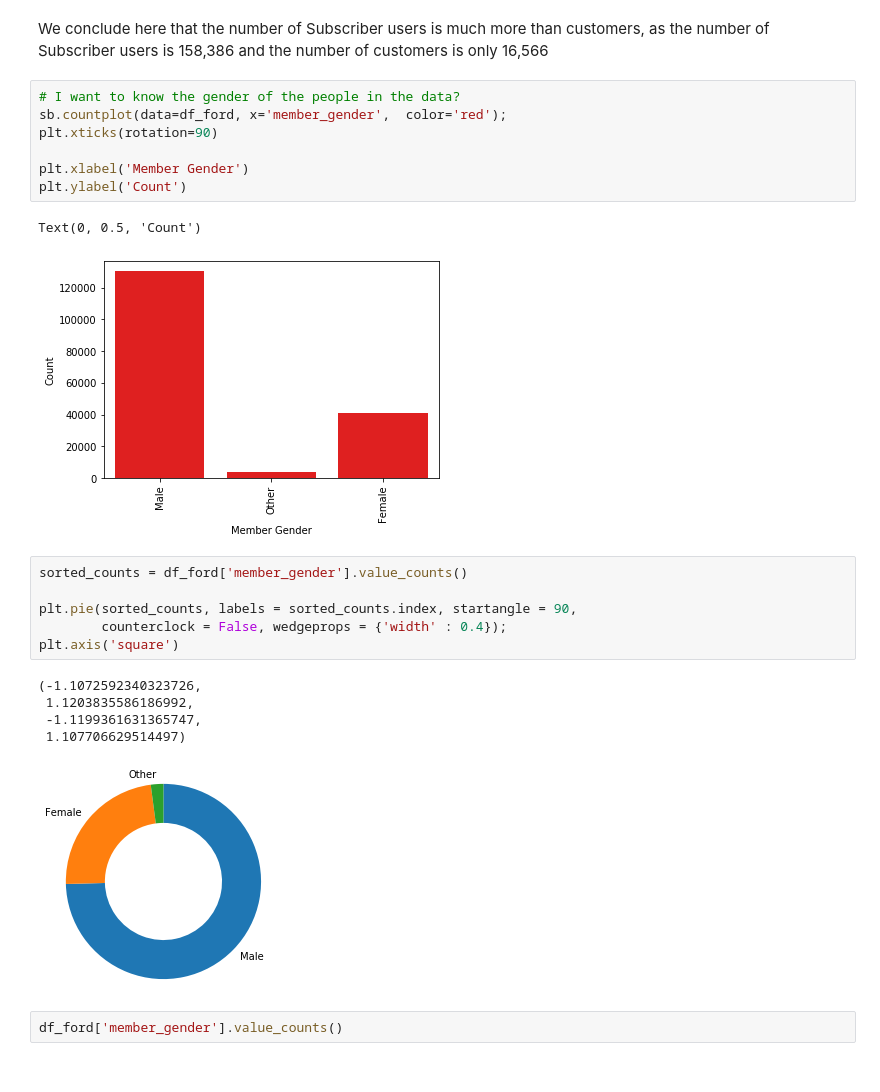
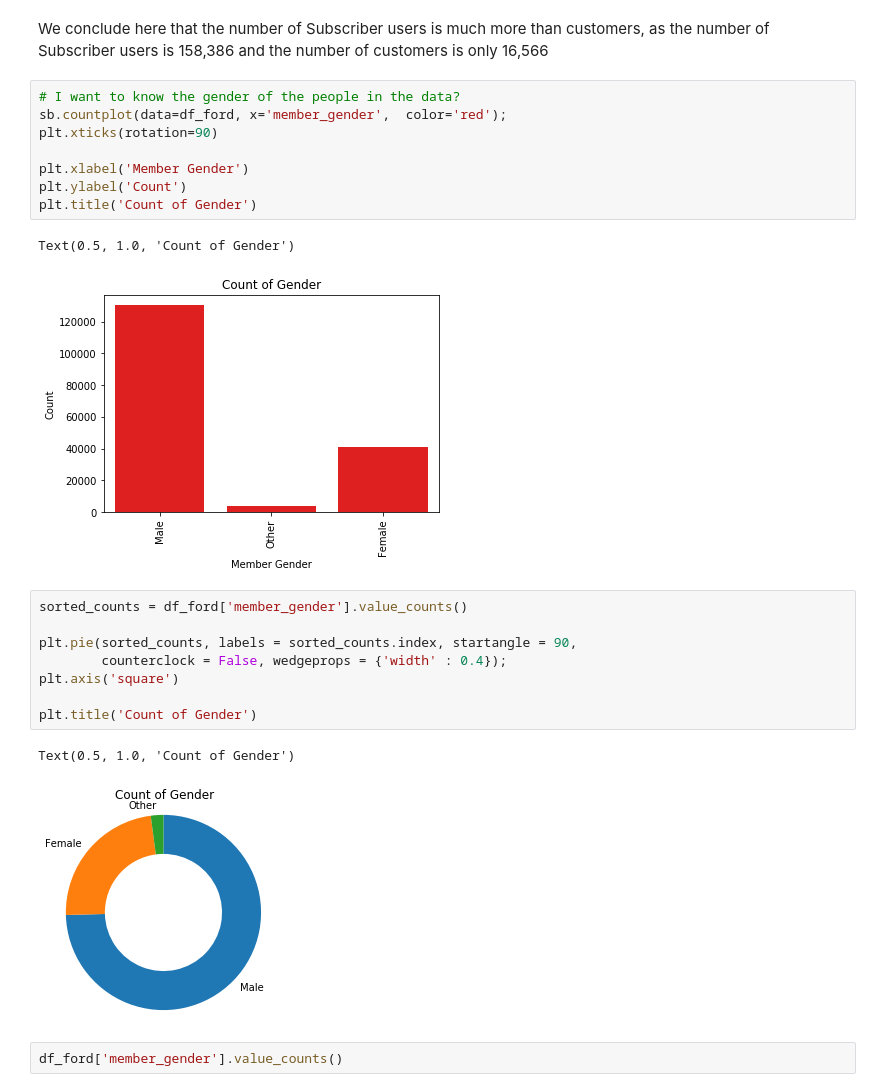
Before and after one commit to ReemShaya/Communicate-Data-findings-Project, a Jupyter notebook: exploration_template.ipynb, the cells around one changed output. Saved outputs shown, nothing was run; the diff lists cells and outputs as text.

```diff
--- a/exploration_template.ipynb
+++ b/exploration_template.ipynb
@@ -243,25 +244,25 @@ We conclude here that the number of Subscriber users is much more than customers
 # %%
 # I want to know the gender of the people in the data?
 sb.countplot(data=df_ford, x='member_gender',  color='red');
 plt.xticks(rotation=90)
 
 plt.xlabel('Member Gender')
 plt.ylabel('Count')
+plt.title('Count of Gender')
 # %% [output]
-Text(0, 0.5, 'Count')
+Text(0.5, 1.0, 'Count of Gender')
-[figure, old version]
+[figure, new version]
 # %%
 sorted_counts = df_ford['member_gender'].value_counts()
 
 plt.pie(sorted_counts, labels = sorted_counts.index, startangle = 90,
         counterclock = False, wedgeprops = {'width' : 0.4});
 plt.axis('square')
+
+plt.title('Count of Gender')
 # %% [output]
-(-1.1072592340323726,
- 1.1203835586186992,
- -1.1199361631365747,
- 1.107706629514497)
+Text(0.5, 1.0, 'Count of Gender')
-[figure, old version]
+[figure, new version]
 # %%
 df_ford['member_gender'].value_counts()
 # %% [output]
```
Also changed, not shown: parts of 12 cells of this notebook, 2 other files.
